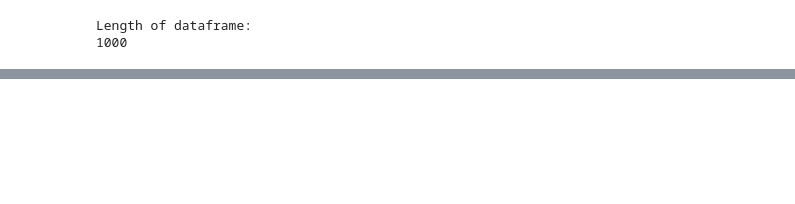
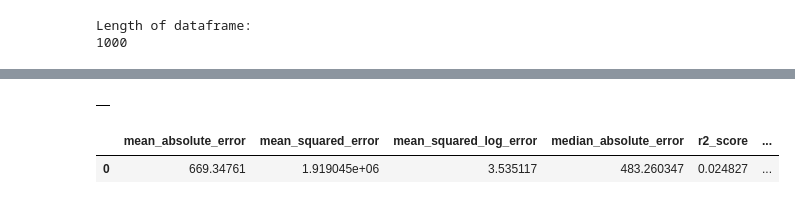
Before and after one commit to ReneeErnst/end-to-end-model-test-gcp, a Jupyter notebook: forecasting_training_test.ipynb, the cells around one changed output, grey strips where cells are left out. Cells and saved outputs as stored; diff of their text form; code cells hidden in the pictures; blank space fills up the shorter version.

```diff
--- a/forecasting_training_test.ipynb
+++ b/forecasting_training_test.ipynb
@@ -230,0 +253,45 @@ df_results.to_gbq(table_id, project_id)
+# %%
+%%with_globals
+%%bigquery --project $PROJECT_NAME
+
+#Create Model - Dataset being used is the public dataset from above with the encoders
+CREATE or REPLACE MODEL aiplatform_test.liquor_sales_model
+OPTIONS
+  (model_type='linear_reg',
+    input_label_cols=['sale_dollars']) AS
+    SELECT sale_dollars,
+     city_enc,
+     county_number_enc,
+     category_enc,
+     store_number_enc,
+     item_number_enc,
+     year,
+     month,
+     day
+      FROM aiplatform_test.df_cat
+# %% [output]
+|  |
+# %%
+%%with_globals
+%%bigquery --project $PROJECT_NAME
+
+#Evaluate Model
+SELECT
+    *
+FROM
+  ML.EVALUATE(MODEL aiplatform_test.liquor_sales_model,
+    (
+    SELECT
+     sale_dollars,
+     city_enc,
+     county_number_enc,
+     category_enc,
+     store_number_enc,
+     item_number_enc,
+     year,
+     month,
+     day
+      FROM aiplatform_test.df_cat))
+# %% [output]
+|  | mean_absolute_error | mean_squared_error | mean_squared_log_error | median_absolute_error | r2_score | ... |
+| 0 | 669.34761 | 1.919045e+06 | 3.535117 | 483.260347 | 0.024827 | ... |
```
Also changed, not shown: parts of 9 cells of this notebook.
